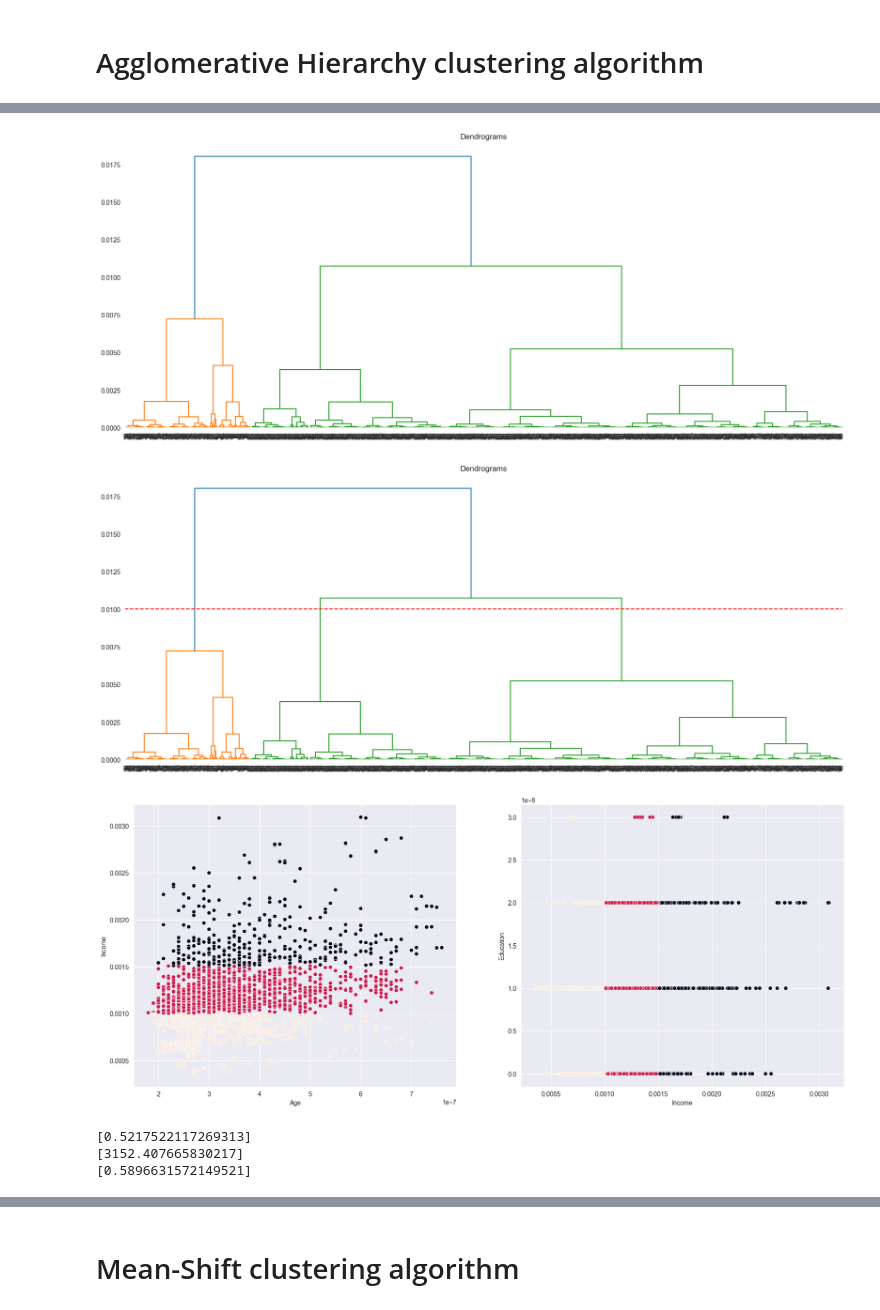
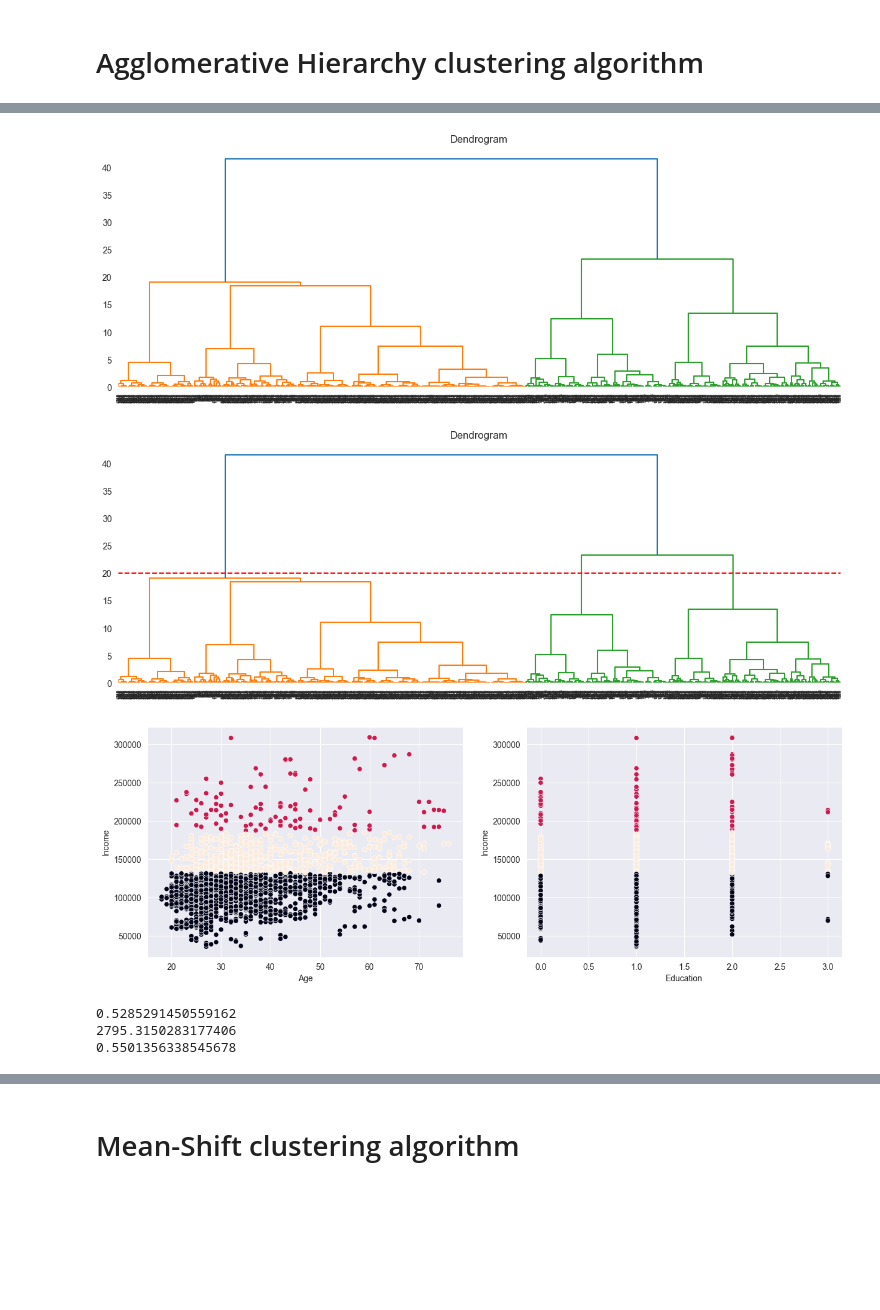
Before and after one commit to MysteryMan11/InternSavy, a Jupyter notebook: Task_3/t3_365datascience.ipynb, the cells around one changed output, grey strips where cells are left out. Drawn from its saved outputs; the diff is of its cells as text; code cells hidden in the pictures; blank space fills up the shorter version.

```diff
--- a/Task_3/t3_365datascience.ipynb
+++ b/Task_3/t3_365datascience.ipynb
@@ -39,8 +39,8 @@ pd.set_option('display.max_columns', None)
 # %% [markdown]
 # Data Cleaning & Pre-Processing
 # %%
-data = pd.read_csv('segmentation data.csv')
-data.head(5)
+df = pd.read_csv('segmentation data.csv')
+df.head(5)
 # %% [output]
 |  | ID | Sex | Marital status | Age | Education | Income | Occupation | Settlement size |
 | 0 | 100000001 | 0 | 0 | 67 | 2 | 124670 | 1 | 2 |
@@ -132,3 +132,5 @@ sns.pairplot(data)
 plt.show()
 # %% [output]
 [figure]
+# %%
+data = df.drop(columns=['ID','Sex','Marital status','Occupation','Settlement size'])
@@ -135 +146,7 @@ plt.show()
+# %%
+sc = StandardScaler()
+
+df_sc = sc.fit_transform(data)
+df_sc_norm = normalize(df_sc)
+df_sc_norm = pd.DataFrame(df_sc_norm, columns=data.columns)
 # %%
@@ -216,16 +213,15 @@ print(df_norm.head())
 # %%
-import scipy.cluster.hierarchy as shc
-plt.figure(figsize=(20,8))
-plt.title("Dendrograms")
-dend = shc.dendrogram(shc.linkage(df_norm, method='ward'))
+plt.figure(figsize=(15,5))
+plt.title("Dendrogram")
+shc.dendrogram(shc.linkage(df_sc_norm, method='ward'))
 plt.show()
 # %% [output]
-[figure, old version]
+[figure, new version]
 # %%
-plt.figure(figsize=(20,8))
-plt.title("Dendrograms")
-dend = shc.dendrogram(shc.linkage(df_norm, method='ward'))
-plt.axhline(y=0.01, color='r', linestyle='--')
+plt.figure(figsize=(15,5))
+plt.title("Dendrogram")
+shc.dendrogram(shc.linkage(df_sc_norm, method='ward'))
+plt.axhline(y=20, color='r', linestyle='--')
 plt.show()
 # %% [output]
-[figure, old version]
+[figure, new version]
@@ -232,17 +236,13 @@ plt.show()
 # %%
-from sklearn.cluster import AgglomerativeClustering
-cluster = AgglomerativeClustering(n_clusters=3, affinity='euclidean', linkage='ward')
-lables_ah = cluster.fit_predict(df_norm)
-
-plt.figure(figsize=(20, 8))
+plt.figure(figsize=(15, 5))
 
 # First Plot
 plt.subplot(1, 2, 1)
-sns.scatterplot(x=df_norm['Age'], y=df_norm['Income'], c=cluster.labels_)
+sns.scatterplot(x=df_aggh['Age'], y=df_aggh['Income'], c=labels_aggh)
 
 plt.subplot(1,2,2)
-sns.scatterplot(x=df_norm['Income'], y=df_norm['Education'], c=cluster.labels_)
+sns.scatterplot(x=df_aggh['Education'], y=df_aggh['Income'], c=labels_aggh)
 
 plt.show()
 # %% [output]
-[figure, old version]
+[figure, new version]
@@ -249,17 +253,9 @@ plt.show()
 # %%
 
-sil_scores = []
-calinski_score = []
-davies_score = []
-
-sil_scores.append(silhouette_score(data, lables_ah))
-calinski_score.append(calinski_harabasz_score(data, lables_ah))
-davies_score.append(davies_bouldin_score(data, lables_ah))
-
-print(sil_scores)
-print(calinski_score)
-print(davies_score)
+print(sil_scores[-1])
+print(calinski_score[-1])
+print(davies_score[-1])
 # %% [output]
-[0.5217522117269313]
-[3152.407665830217]
-[0.5896631572149521]
+0.5285291450559162
+2795.3150283177406
+0.5501356338545678
```
Also changed, not shown: parts of 38 cells of this notebook.
